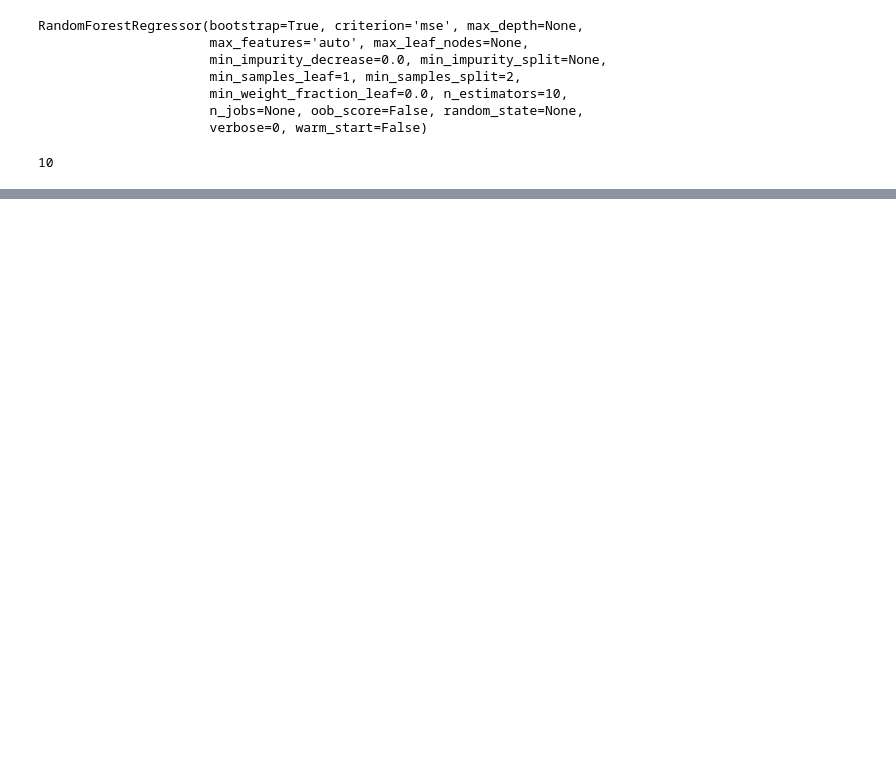
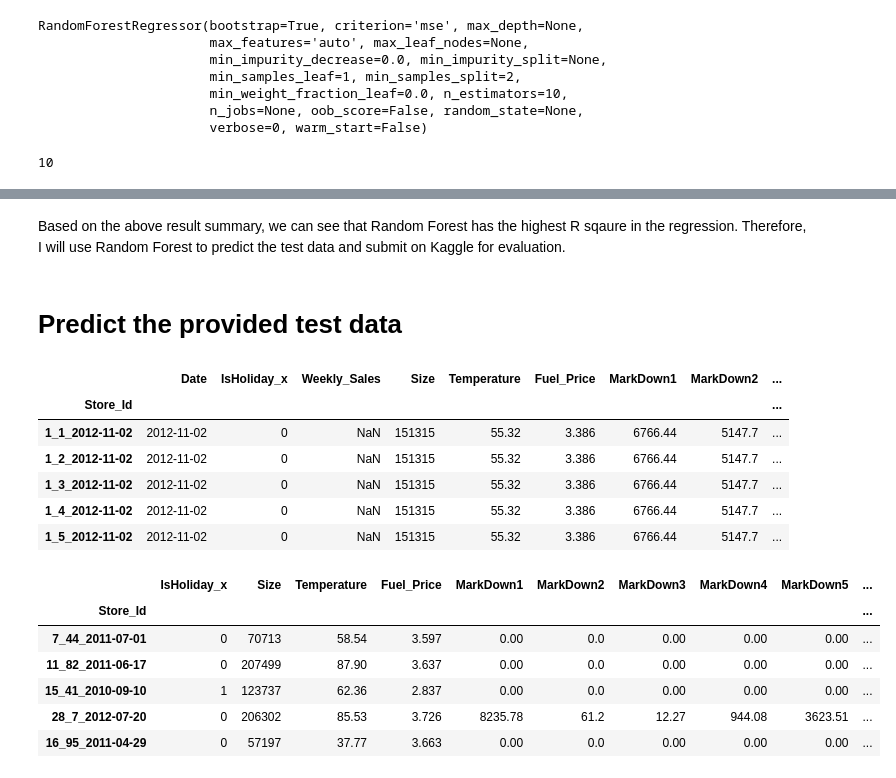
Before and after one commit to terrancexia/Walmart-Store-Sales-Forecast, a Jupyter notebook: Walmart Store Sales Forecast .ipynb, the cells around one changed output, grey strips where cells are left out. Saved outputs shown, nothing was run; the diff lists cells and outputs as text; code cells hidden in the pictures; blank space fills up the shorter version.

```diff
--- a/Walmart Store Sales Forecast .ipynb
+++ b/Walmart Store Sales Forecast .ipynb
@@ -863,0 +942,24 @@ rf.n_estimators
+# %% [markdown]
+Based on the above result summary, we can see that Random Forest has the highest R sqaure in the regression. Therefore, I will use Random Forest to predict the test data and submit on Kaggle for evaluation.
+# %% [markdown]
+# Predict the provided test data
+# %%
+#review the cleaned test data
+display(cleaned_test.head())
+
+X_train.head()
+# %% [output]
+|  | Date | IsHoliday_x | Weekly_Sales | Size | Temperature | Fuel_Price | MarkDown1 | MarkDown2 | ... |
+| Store_Id |  |  |  |  |  |  |  |  | ... |
+| 1_1_2012-11-02 | 2012-11-02 | 0 | NaN | 151315 | 55.32 | 3.386 | 6766.44 | 5147.7 | ... |
+| 1_2_2012-11-02 | 2012-11-02 | 0 | NaN | 151315 | 55.32 | 3.386 | 6766.44 | 5147.7 | ... |
+| 1_3_2012-11-02 | 2012-11-02 | 0 | NaN | 151315 | 55.32 | 3.386 | 6766.44 | 5147.7 | ... |
+| 1_4_2012-11-02 | 2012-11-02 | 0 | NaN | 151315 | 55.32 | 3.386 | 6766.44 | 5147.7 | ... |
+| 1_5_2012-11-02 | 2012-11-02 | 0 | NaN | 151315 | 55.32 | 3.386 | 6766.44 | 5147.7 | ... |
+|  | IsHoliday_x | Size | Temperature | Fuel_Price | MarkDown1 | MarkDown2 | MarkDown3 | MarkDown4 | MarkDown5 | ... |
+| Store_Id |  |  |  |  |  |  |  |  |  | ... |
+| 7_44_2011-07-01 | 0 | 70713 | 58.54 | 3.597 | 0.00 | 0.0 | 0.00 | 0.00 | 0.00 | ... |
+| 11_82_2011-06-17 | 0 | 207499 | 87.90 | 3.637 | 0.00 | 0.0 | 0.00 | 0.00 | 0.00 | ... |
+| 15_41_2010-09-10 | 1 | 123737 | 62.36 | 2.837 | 0.00 | 0.0 | 0.00 | 0.00 | 0.00 | ... |
+| 28_7_2012-07-20 | 0 | 206302 | 85.53 | 3.726 | 8235.78 | 61.2 | 12.27 | 944.08 | 3623.51 | ... |
+| 16_95_2011-04-29 | 0 | 57197 | 37.77 | 3.663 | 0.00 | 0.0 | 0.00 | 0.00 | 0.00 | ... |
```
Also changed, not shown: parts of 23 cells of this notebook.
